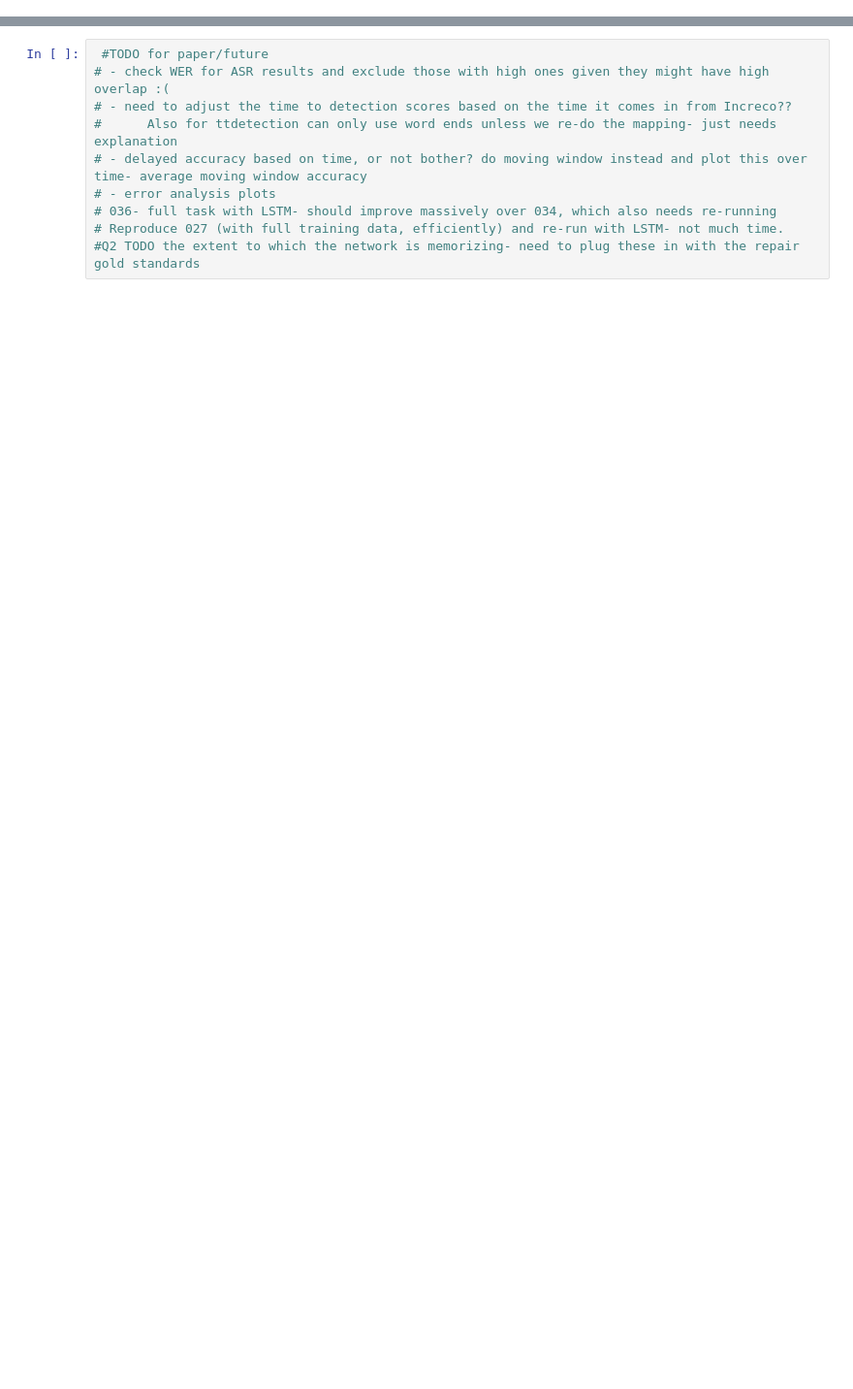
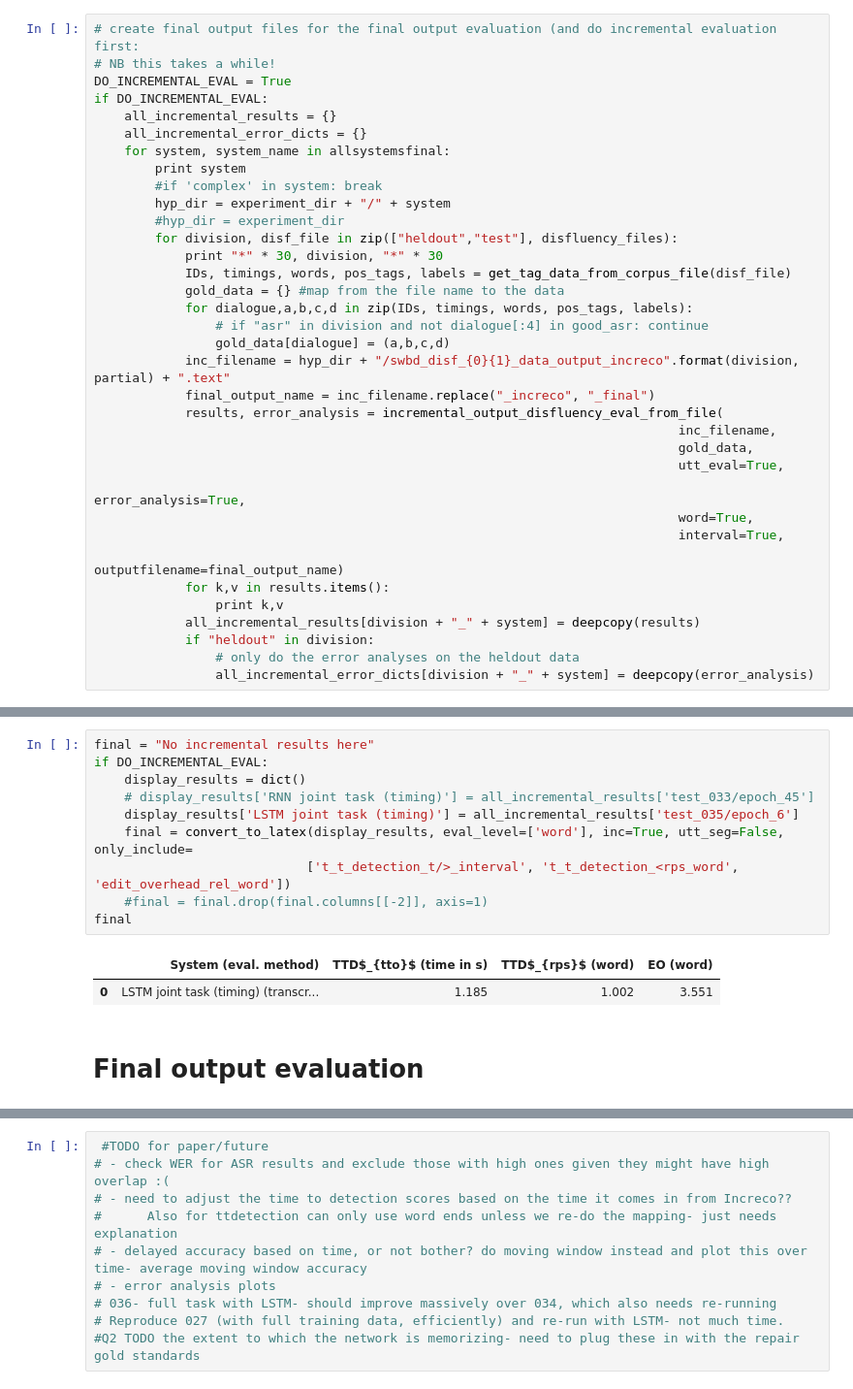
Before and after one commit to clp-research/deep_disfluency, a Jupyter notebook: deep_disfluency/experiments/analysis/EACL_2017/EACL_2017.ipynb, the cells around one changed output, grey strips where cells are left out. Shown at 97% size. Drawn from its saved outputs; the diff is of its cells as text; blank space fills up the shorter version.

Commit message:
Results for the EACL paper added.

```diff
--- a/deep_disfluency/experiments/analysis/EACL_2017/EACL_2017.ipynb
+++ b/deep_disfluency/experiments/analysis/EACL_2017/EACL_2017.ipynb
@@ -187,0 +54,35 @@ print error
+# %%
+# create final output files for the final output evaluation (and do incremental evaluation first:
+# NB this takes a while!
+DO_INCREMENTAL_EVAL = True
+if DO_INCREMENTAL_EVAL:
+    all_incremental_results = {}
+    all_incremental_error_dicts = {}
+    for system, system_name in allsystemsfinal:
+        print system
+        #if 'complex' in system: break
+        hyp_dir = experiment_dir + "/" + system
+        #hyp_dir = experiment_dir
+        for division, disf_file in zip(["heldout","test"], disfluency_files):
+            print "*" * 30, division, "*" * 30
+            IDs, timings, words, pos_tags, labels = get_tag_data_from_corpus_file(disf_file)
+            gold_data = {} #map from the file name to the data
+            for dialogue,a,b,c,d in zip(IDs, timings, words, pos_tags, labels):
+                # if "asr" in division and not dialogue[:4] in good_asr: continue
+                gold_data[dialogue] = (a,b,c,d)
+            inc_filename = hyp_dir + "/swbd_disf_{0}{1}_data_output_increco".format(division, partial) + ".text"
+            final_output_name = inc_filename.replace("_increco", "_final")
+            results, error_analysis = incremental_output_disfluency_eval_from_file(
+                                                                             inc_filename,
+                                                                             gold_data,
+                                                                             utt_eval=True,
+                                                                             error_analysis=True,
+                                                                             word=True,
+                                                                             interval=True,
+                                                                             outputfilename=final_output_name)
+            for k,v in results.items():
+                print k,v
+            all_incremental_results[division + "_" + system] = deepcopy(results)
+            if "heldout" in division:
+                # only do the error analyses on the heldout data
+                all_incremental_error_dicts[division + "_" + system] = deepcopy(error_analysis)
@@ -187,0 +114,15 @@ print error
+# %%
+final = "No incremental results here"
+if DO_INCREMENTAL_EVAL:
+    display_results = dict()
+    # display_results['RNN joint task (timing)'] = all_incremental_results['test_033/epoch_45']
+    display_results['LSTM joint task (timing)'] = all_incremental_results['test_035/epoch_6']
+    final = convert_to_latex(display_results, eval_level=['word'], inc=True, utt_seg=False, only_include=
+                            ['t_t_detection_t/>_interval', 't_t_detection_<rps_word', 'edit_overhead_rel_word'])
+    #final = final.drop(final.columns[[-2]], axis=1)
+final
+# %% [output]
+|  | System (eval. method) | TTD$_{tto}$ (time in s) | TTD$_{rps}$ (word) | EO (word) |
+| 0 | LSTM joint task (timing) (transcr... | 1.185 | 1.002 | 3.551 |
+# %% [markdown]
+# Final output evaluation
```
Also changed, not shown: parts of 20 cells of this notebook, 17 other files.
